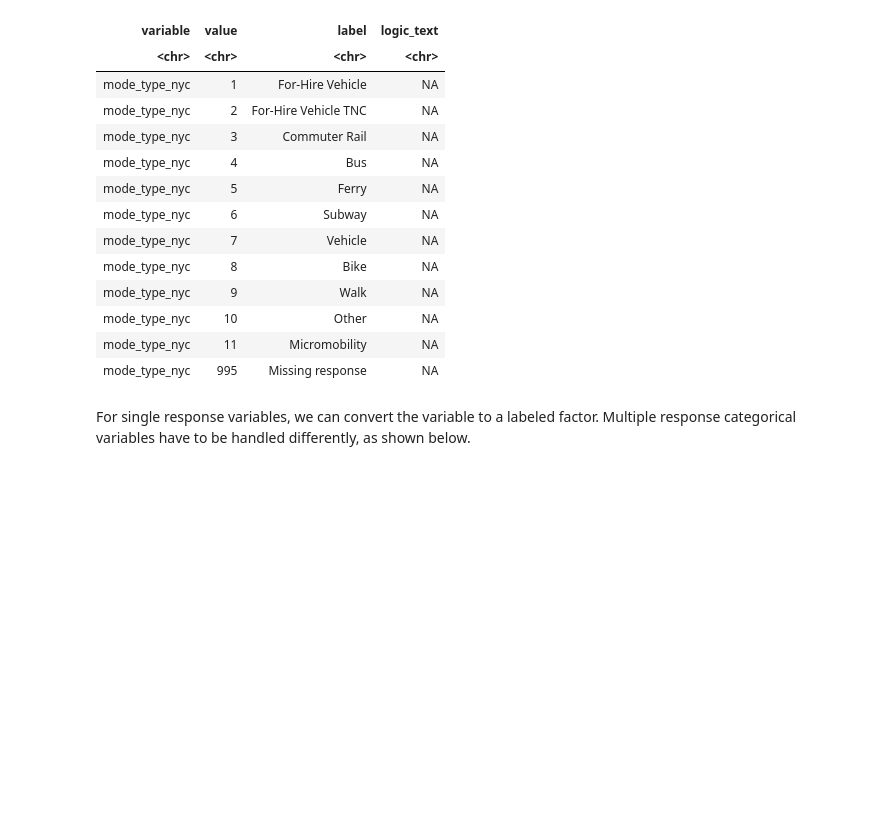
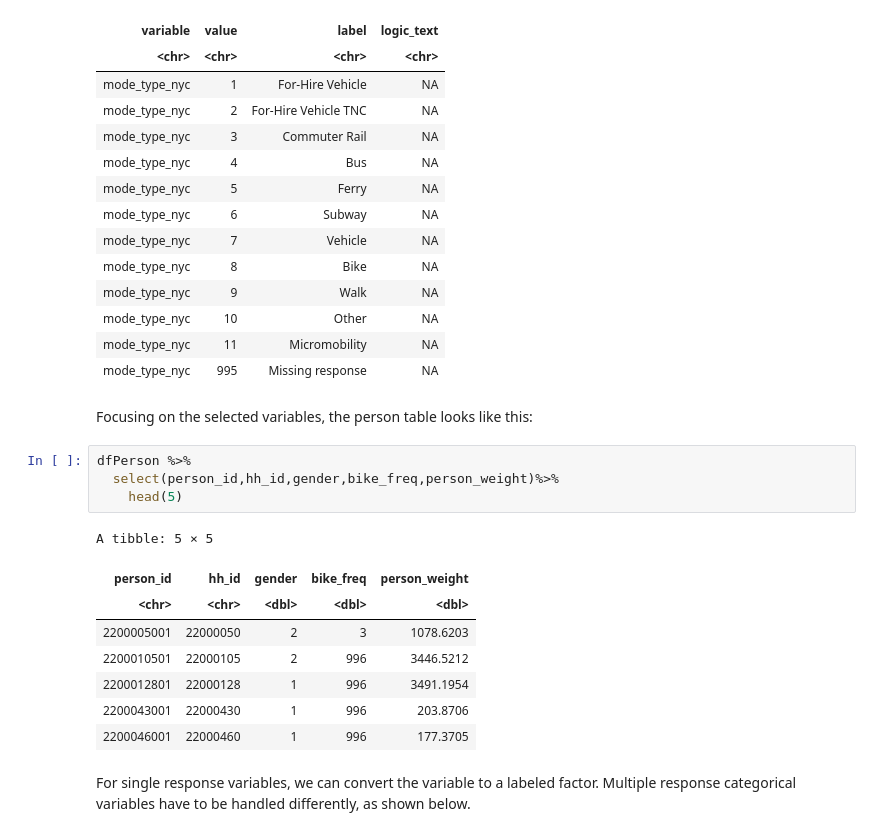
Before and after one commit to m-azadd/Analytics-Exchange, a Jupyter notebook: Biking_R_Training.ipynb, the cells around one changed output. Cells and saved outputs as stored; diff of their text form; blank space fills up the shorter version.

```diff
--- a/Biking_R_Training.ipynb
+++ b/Biking_R_Training.ipynb
@@ -178,6 +241,21 @@ A tibble: 12 × 4
 | mode_type_nyc | 10 | Other | NA |
 | mode_type_nyc | 11 | Micromobility | NA |
 | mode_type_nyc | 995 | Missing response | NA |
+# %% [markdown]
+Focusing on the selected variables, the person table looks like this:
+# %%
+dfPerson %>%
+  select(person_id,hh_id,gender,bike_freq,person_weight)%>%
+    head(5)
+# %% [output]
+A tibble: 5 × 5
+| person_id | hh_id | gender | bike_freq | person_weight |
+| <chr> | <chr> | <dbl> | <dbl> | <dbl> |
+| 2200005001 | 22000050 | 2 | 3 | 1078.6203 |
+| 2200010501 | 22000105 | 2 | 996 | 3446.5212 |
+| 2200012801 | 22000128 | 1 | 996 | 3491.1954 |
+| 2200043001 | 22000430 | 1 | 996 | 203.8706 |
+| 2200046001 | 22000460 | 1 | 996 | 177.3705 |
 # %% [markdown]
 For single response variables, we can convert the variable to a labeled factor. Multiple response categorical variables have to be handled differently, as shown below.
 # %%
```
Also changed, not shown: parts of 21 cells of this notebook.
